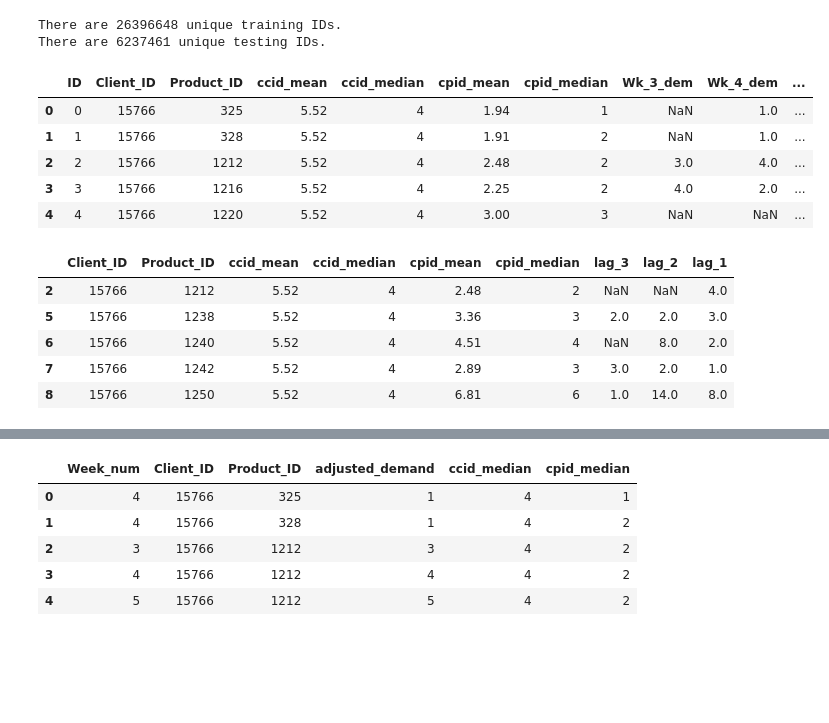
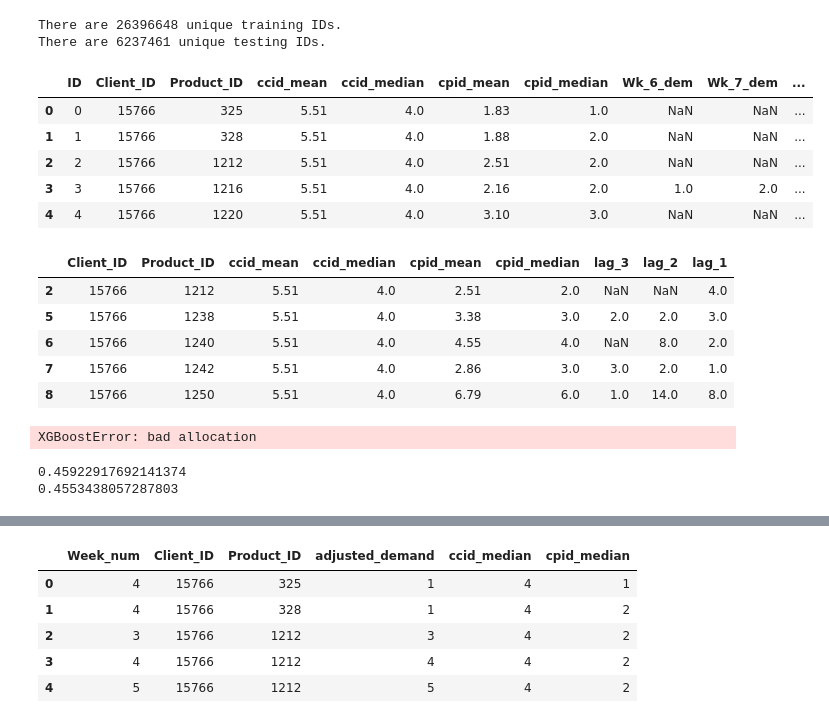
Before and after one commit to ElliotBlackstone/EWinter25_Product_Inventory, a Jupyter notebook: xgboost_EB.ipynb, the cells around one changed output, grey strips where cells are left out. Saved outputs shown, nothing was run; the diff lists cells and outputs as text; code cells hidden in the pictures; blank space fills up the shorter version.

```diff
--- a/xgboost_EB.ipynb
+++ b/xgboost_EB.ipynb
@@ -66,7 +66,7 @@ test['id'] = test['id'].astype(int)
 test = test.sort_values(by=['ID', 'Week_num']).reset_index(drop=True)
 # %%
 #create a dataframe of aggregate statistics for each client
-testagg = train.sort_values(by=['ccid']).groupby(['ccid'], as_index=False).agg({'Product_ID':'nunique', 'adjusted_demand':['mean', 'median', 'min', 'max']})
+testagg = train[train['Week_num'] <= 8].sort_values(by=['ccid']).groupby(['ccid'], as_index=False).agg({'Product_ID':'nunique', 'adjusted_demand':['mean', 'median', 'min', 'max']})
 
 client_stats = pd.DataFrame()
 
@@ -80,7 +80,7 @@ client_stats['adj_dem_max'] = testagg['adjusted_demand']['max']
 del testagg
 
 #create a dataframe of aggregate statistics for each product
-testagg = train.sort_values(by=['cpid']).groupby(['cpid'], as_index=False).agg({'Client_ID':'nunique', 'adjusted_demand':['mean', 'median', 'min', 'max']})
+testagg = train[train['Week_num'] <= 8].sort_values(by=['cpid']).groupby(['cpid'], as_index=False).agg({'Client_ID':'nunique', 'adjusted_demand':['mean', 'median', 'min', 'max']})
 
 product_stats =  pd.DataFrame()
 
@@ -120,43 +120,43 @@ There are 6237461 unique testing IDs.
 # %%
 # create training data based on ID in order to use lagged adjusted demand
 trainIDdf = pd.DataFrame()
 
 trainIDdf = train[['ID', 'Client_ID', 'Product_ID', 'ccid_mean', 'ccid_median', 'cpid_mean', 'cpid_median']].drop_duplicates(subset='ID', keep='first').reset_index(drop=True)
 
 # get adjusted demand for the week for each ID
-for j in [3,4,5,6,7,8,9]:
+for j in [6,7,8,9]:
     wkmap = pd.Series(train[train['Week_num'] == j].set_index('ID')['adjusted_demand'], index=train['ID'].unique()).to_dict()
     trainIDdf[f'Wk_{j}_dem'] = trainIDdf['ID'].map(wkmap)
 
 trainIDdf['ID'] = trainIDdf['ID'].astype('category')
 trainIDdf['Client_ID'] = trainIDdf['Client_ID'].astype('category')
 trainIDdf['Product_ID'] = trainIDdf['Product_ID'].astype('category')
 
 trainIDdf.head()
 # %% [output]
-|  | ID | Client_ID | Product_ID | ccid_mean | ccid_median | cpid_mean | cpid_median | Wk_3_dem | Wk_4_dem | ... |
-| 0 | 0 | 15766 | 325 | 5.52 | 4 | 1.94 | 1 | NaN | 1.0 | ... |
-| 1 | 1 | 15766 | 328 | 5.52 | 4 | 1.91 | 2 | NaN | 1.0 | ... |
-| 2 | 2 | 15766 | 1212 | 5.52 | 4 | 2.48 | 2 | 3.0 | 4.0 | ... |
-| 3 | 3 | 15766 | 1216 | 5.52 | 4 | 2.25 | 2 | 4.0 | 2.0 | ... |
-| 4 | 4 | 15766 | 1220 | 5.52 | 4 | 3.00 | 3 | NaN | NaN | ... |
+|  | ID | Client_ID | Product_ID | ccid_mean | ccid_median | cpid_mean | cpid_median | Wk_6_dem | Wk_7_dem | ... |
+| 0 | 0 | 15766 | 325 | 5.51 | 4.0 | 1.83 | 1.0 | NaN | NaN | ... |
+| 1 | 1 | 15766 | 328 | 5.51 | 4.0 | 1.88 | 2.0 | NaN | NaN | ... |
+| 2 | 2 | 15766 | 1212 | 5.51 | 4.0 | 2.51 | 2.0 | NaN | NaN | ... |
+| 3 | 3 | 15766 | 1216 | 5.51 | 4.0 | 2.16 | 2.0 | 1.0 | 2.0 | ... |
+| 4 | 4 | 15766 | 1220 | 5.51 | 4.0 | 3.10 | 3.0 | NaN | NaN | ... |
 # %%
 del train
 # %%
 X_train = trainIDdf.dropna(subset=['Wk_9_dem']).iloc[:, 1:-1]
 y_train = trainIDdf.dropna(subset=['Wk_9_dem']).iloc[:, -1]
 
-X_train.drop(['Wk_3_dem', 'Wk_4_dem','Wk_5_dem'], axis=1, inplace=True)
+#X_train.drop(['Wk_3_dem', 'Wk_4_dem','Wk_5_dem'], axis=1, inplace=True)
 X_train.rename(columns={'Wk_6_dem': 'lag_3', 'Wk_7_dem': 'lag_2', 'Wk_8_dem': 'lag_1'}, inplace=True)
 
 X_train.head()
 # %% [output]
 |  | Client_ID | Product_ID | ccid_mean | ccid_median | cpid_mean | cpid_median | lag_3 | lag_2 | lag_1 |
-| 2 | 15766 | 1212 | 5.52 | 4 | 2.48 | 2 | NaN | NaN | 4.0 |
-| 5 | 15766 | 1238 | 5.52 | 4 | 3.36 | 3 | 2.0 | 2.0 | 3.0 |
-| 6 | 15766 | 1240 | 5.52 | 4 | 4.51 | 4 | NaN | 8.0 | 2.0 |
-| 7 | 15766 | 1242 | 5.52 | 4 | 2.89 | 3 | 3.0 | 2.0 | 1.0 |
-| 8 | 15766 | 1250 | 5.52 | 4 | 6.81 | 6 | 1.0 | 14.0 | 8.0 |
+| 2 | 15766 | 1212 | 5.51 | 4.0 | 2.51 | 2.0 | NaN | NaN | 4.0 |
+| 5 | 15766 | 1238 | 5.51 | 4.0 | 3.38 | 3.0 | 2.0 | 2.0 | 3.0 |
+| 6 | 15766 | 1240 | 5.51 | 4.0 | 4.55 | 4.0 | NaN | 8.0 | 2.0 |
+| 7 | 15766 | 1242 | 5.51 | 4.0 | 2.86 | 3.0 | 3.0 | 2.0 | 1.0 |
+| 8 | 15766 | 1250 | 5.51 | 4.0 | 6.79 | 6.0 | 1.0 | 14.0 | 8.0 |
 # %%
 dtrain = xgb.DMatrix(X_train, label=y_train, enable_categorical=True)
 
@@ -164,3 +166,20 @@ model = xgb.train({'max_depth': 8, 'eta': 0.1, 'objective': 'reg:squaredlogerror
+# %%
+model3 = xgb.train({'max_depth': 8, 'eta': 0.1, 'objective': 'reg:squaredlogerror', 'nthread': 4}, dtrain, num_boost_round=500)
+# %% [output]
+XGBoostError: bad allocation
+# %%
+test_pred = model.predict(xgb.DMatrix(X_train, enable_categorical=True))
+test_pred[test_pred < 0] = 0
+
+print(rmsle(test_pred, y_train))
+
+test_pred = model2.predict(xgb.DMatrix(X_train, enable_categorical=True))
+test_pred[test_pred < 0] = 0
+
+print(rmsle(test_pred, y_train))
+# %% [output]
+0.45922917692141374
+0.4553438057287803
 # %%
 # get ccid, cpid means and medians into test data
 cidmapping = pd.Series(client_stats[client_stats['ccid'].isin(test['ccid'].unique().tolist())].set_index('ccid')['adj_dem_mean'], index=client_stats[client_stats['ccid'].isin(test['ccid'].unique().tolist())]['ccid']).to_dict()
```
Also changed, not shown: parts of 10 cells of this notebook.
